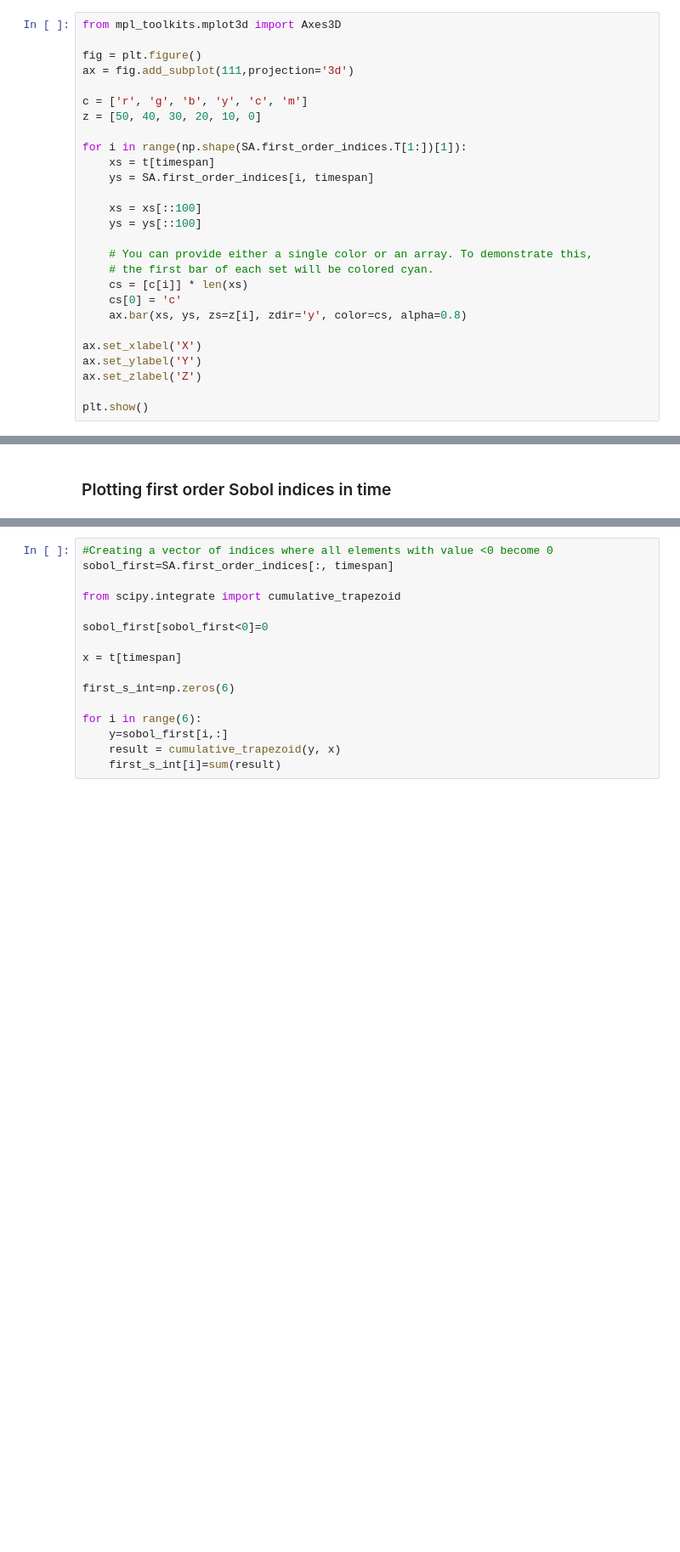
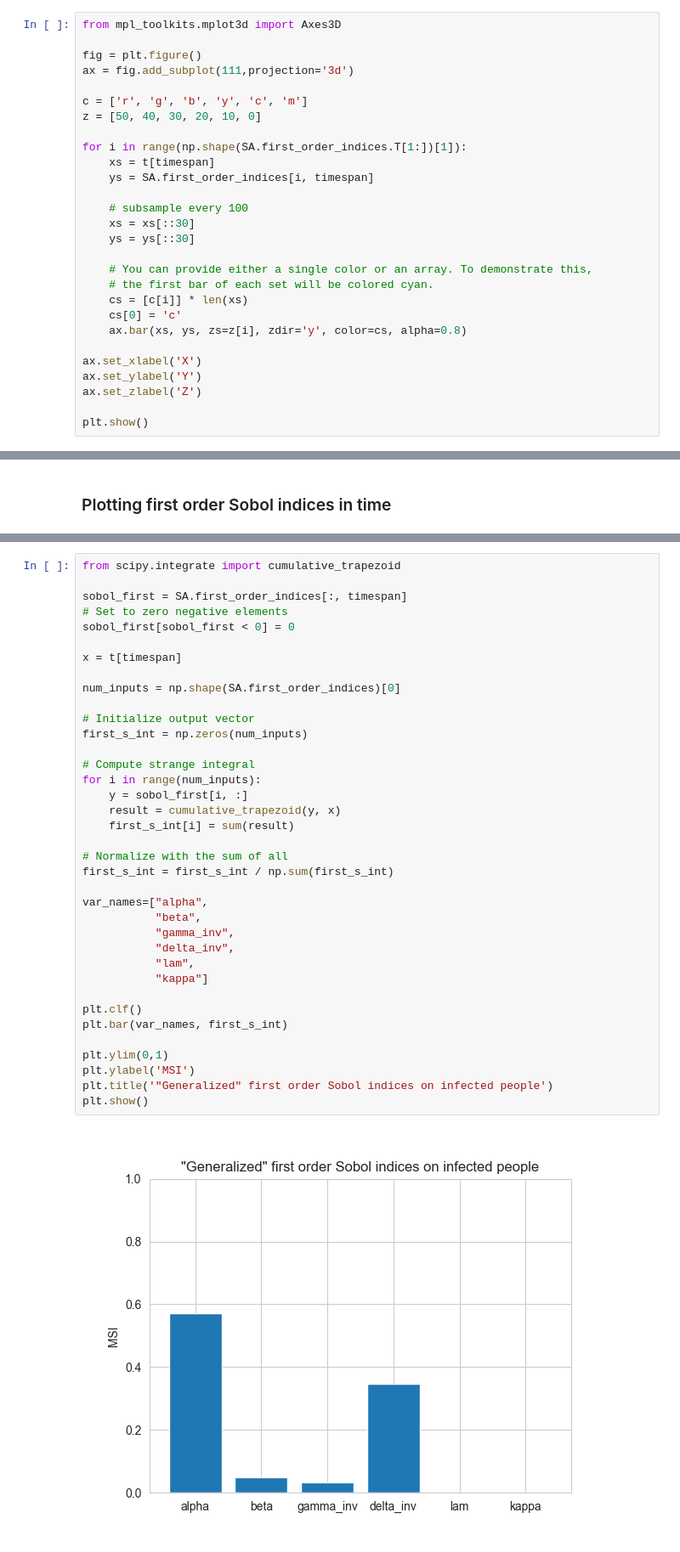
Before and after one commit to teobucci/computational-statistics, a Jupyter notebook: 04_SIR.ipynb, the cells around one changed output, grey strips where cells are left out. Shown: that part at 85% size. Drawn from its saved outputs; the diff is of its cells as text; blank space fills up the shorter version.

```diff
--- a/04_SIR.ipynb
+++ b/04_SIR.ipynb
@@ -178,8 +178,9 @@ for i in range(np.shape(SA.first_order_indices.T[1:])[1]):
     xs = t[timespan]
     ys = SA.first_order_indices[i, timespan]
 
-    xs = xs[::100]
-    ys = ys[::100]
+    # subsample every 100
+    xs = xs[::30]
+    ys = ys[::30]
 
     # You can provide either a single color or an array. To demonstrate this,
     # the first bar of each set will be colored cyan.
@@ -257,16 +242,39 @@ plt.show()
 # %%
-#Creating a vector of indices where all elements with value <0 become 0
-sobol_first=SA.first_order_indices[:, timespan]
-
 from scipy.integrate import cumulative_trapezoid
 
-sobol_first[sobol_first<0]=0
+sobol_first = SA.first_order_indices[:, timespan]
+# Set to zero negative elements
+sobol_first[sobol_first < 0] = 0
 
 x = t[timespan]
 
-first_s_int=np.zeros(6)
+num_inputs = np.shape(SA.first_order_indices)[0]
 
-for i in range(6):
-    y=sobol_first[i,:]
+# Initialize output vector
+first_s_int = np.zeros(num_inputs)
+
+# Compute strange integral
+for i in range(num_inputs):
+    y = sobol_first[i, :]
     result = cumulative_trapezoid(y, x)
-    first_s_int[i]=sum(result)
+    first_s_int[i] = sum(result)
+
+# Normalize with the sum of all
+first_s_int = first_s_int / np.sum(first_s_int)
+
+var_names=["alpha",
+           "beta",
+           "gamma_inv",
+           "delta_inv",
+           "lam",
+           "kappa"]
+
+plt.clf()
+plt.bar(var_names, first_s_int)
+
+plt.ylim(0,1)
+plt.ylabel('MSI')
+plt.title('"Generalized" first order Sobol indices on infected people')
+plt.show()
+# %% [output]
+[figure, added]
```
Also changed, not shown: parts of 4 cells of this notebook.
